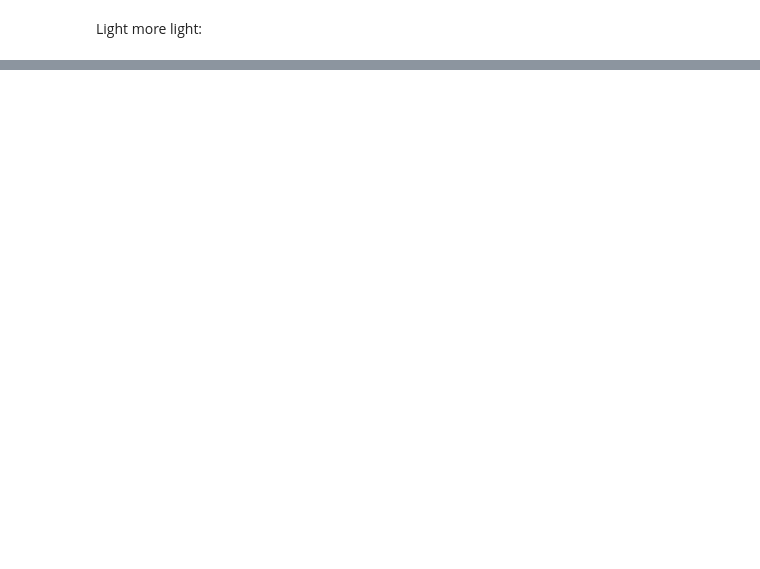
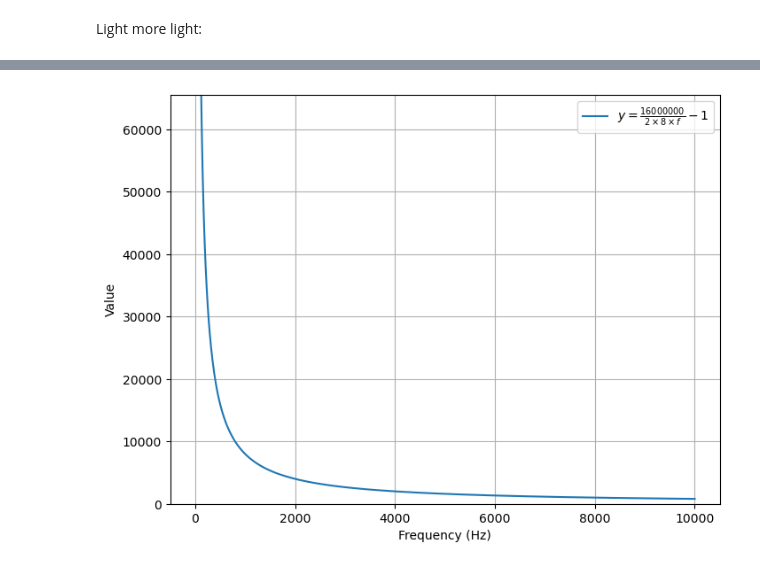
Before and after one commit to Rasmus-Ulstrup/Road-Anomaly-Detector, a Jupyter notebook: notebooks/CameraSpecs.ipynb, the cells around one changed output, grey strips where cells are left out. Drawn from its saved outputs; the diff is of its cells as text; code cells hidden in the pictures; blank space fills up the shorter version.

```diff
--- a/notebooks/CameraSpecs.ipynb
+++ b/notebooks/CameraSpecs.ipynb
@@ -319,0 +310,24 @@ Exposure 110000.0 lux
+# %%
+import numpy as np
+import matplotlib.pyplot as plt
+
+# Define the frequency range (x values)
+frequency = np.linspace(1, 10000, 1000)  # Frequency range from 10Hz to 10kHz
+
+# Define the equation y = (16000000 / (2 * 8 * frequency)) - 1
+y = (16000000 / (2 * 1 * frequency)) - 1
+
+# Create the plot
+plt.figure(figsize=(8, 6))
+plt.plot(frequency, y, label=r"$y = \frac{16000000}{2 \times 8 \times f} - 1$")
+plt.xlabel('Frequency (Hz)')
+plt.ylabel('Value')
+plt.grid(True)
+
+plt.ylim(top=pow(2,16))
+plt.ylim(bottom=0)
+
+plt.legend()
+plt.show()
+# %% [output]
+[figure, added]
```
Also changed, not shown: parts of 4 cells of this notebook.
